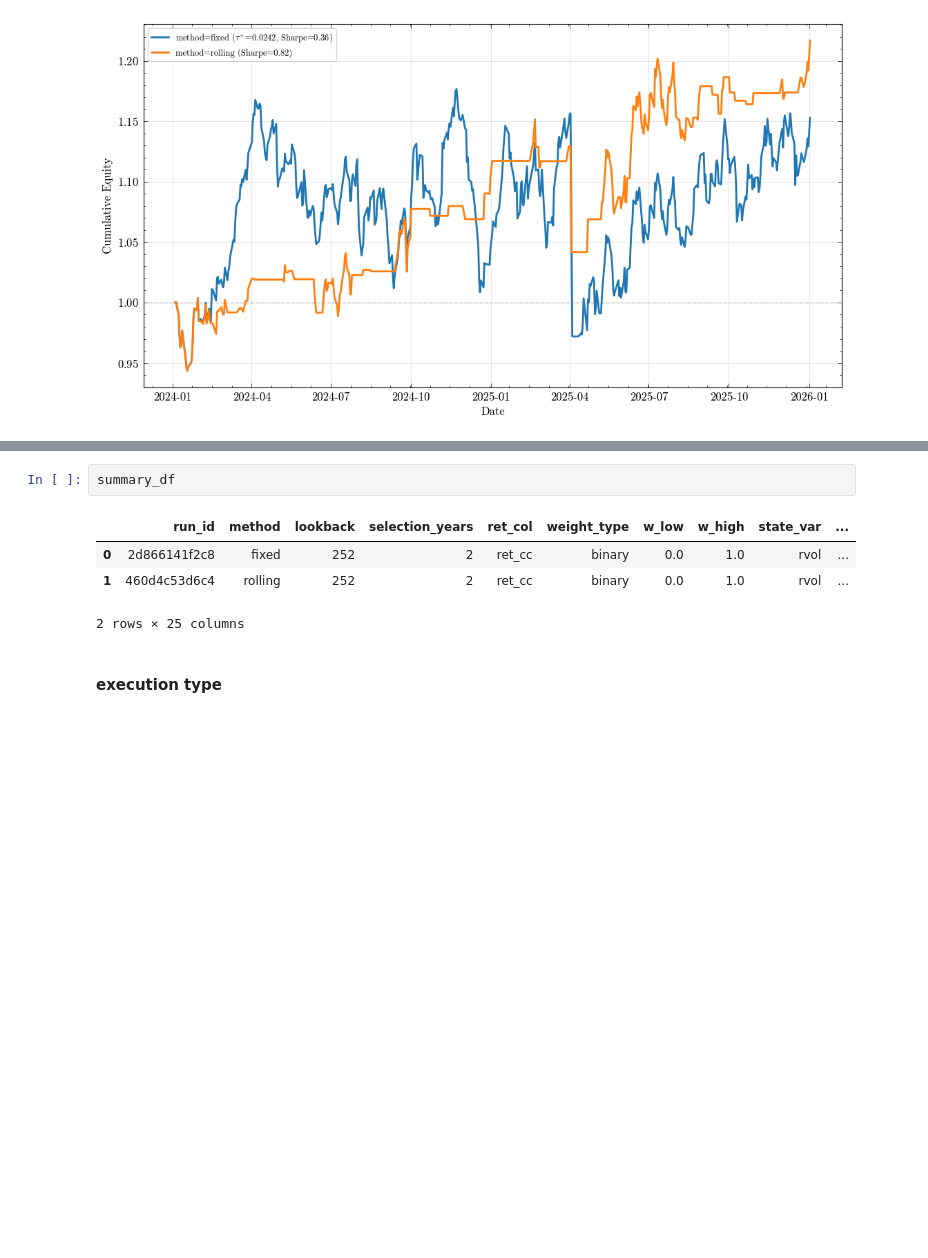
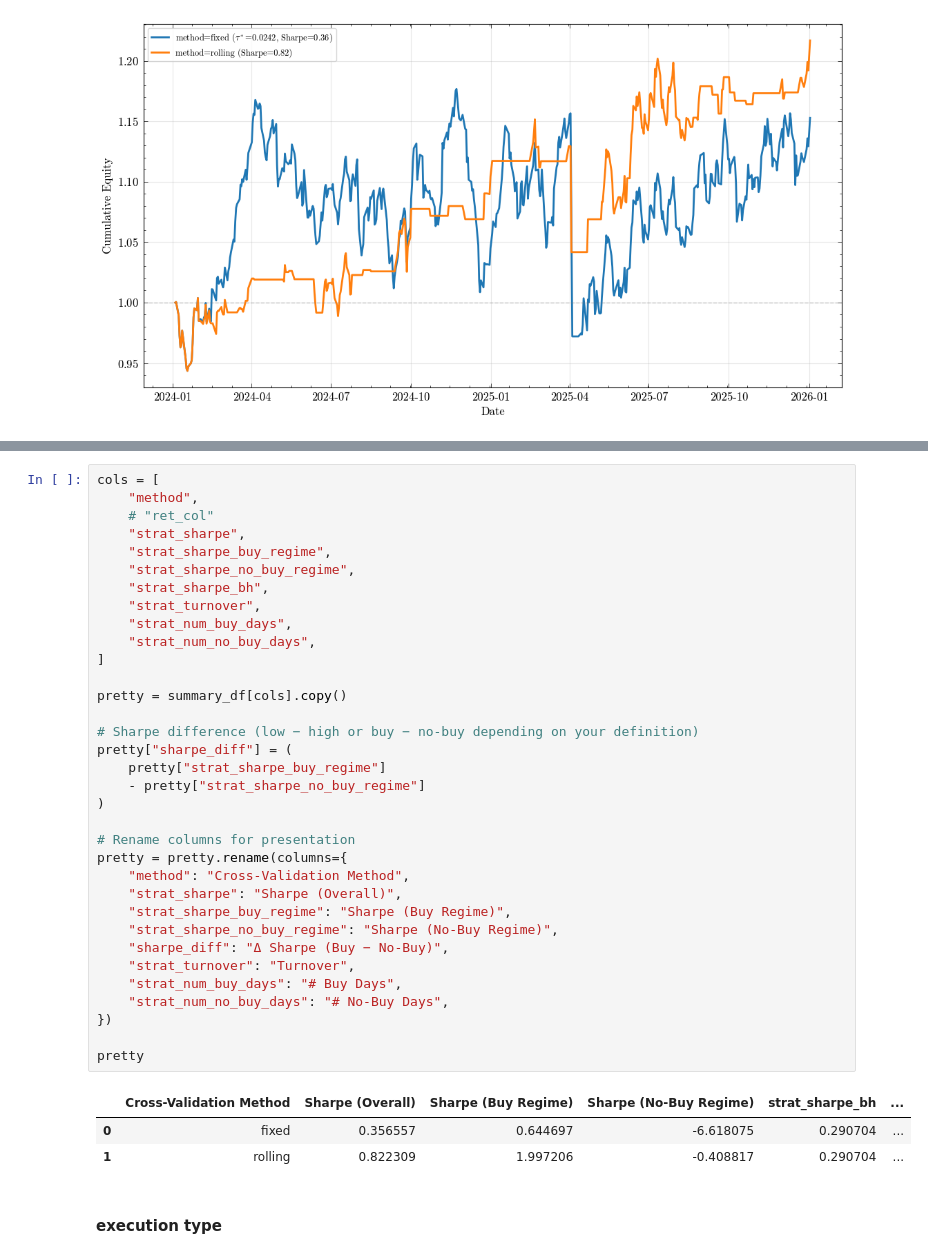
Before and after one commit to jackyeung99/proj_quant_trading, a Jupyter notebook: notebooks/experiment_state_var.ipynb, the cells around one changed output, grey strips where cells are left out. Cells and saved outputs as stored; diff of their text form; blank space fills up the shorter version.

```diff
--- a/notebooks/experiment_state_var.ipynb
+++ b/notebooks/experiment_state_var.ipynb
@@ -1113,10 +1139,41 @@ equity_long = out_sweep["equity_long"]
 # %%
-summary_df
+cols = [
+    "method",
+    # "ret_col"
+    "strat_sharpe",
+    "strat_sharpe_buy_regime",
+    "strat_sharpe_no_buy_regime",
+    "strat_sharpe_bh",
+    "strat_turnover",
+    "strat_num_buy_days",
+    "strat_num_no_buy_days",
+]
+
+pretty = summary_df[cols].copy()
+
+# Sharpe difference (low − high or buy − no-buy depending on your definition)
+pretty["sharpe_diff"] = (
+    pretty["strat_sharpe_buy_regime"]
+    - pretty["strat_sharpe_no_buy_regime"]
+)
+
+# Rename columns for presentation
+pretty = pretty.rename(columns={
+    "method": "Cross-Validation Method",
+    "strat_sharpe": "Sharpe (Overall)",
+    "strat_sharpe_buy_regime": "Sharpe (Buy Regime)",
+    "strat_sharpe_no_buy_regime": "Sharpe (No-Buy Regime)",
+    "sharpe_diff": "Δ Sharpe (Buy − No-Buy)",
+    "strat_turnover": "Turnover",
+    "strat_num_buy_days": "# Buy Days",
+    "strat_num_no_buy_days": "# No-Buy Days",
+})
+
+pretty
 # %% [output]
-|  | run_id | method | lookback | selection_years | ret_col | weight_type | w_low | w_high | state_var | ... |
-| 0 | 2d866141f2c8 | fixed | 252 | 2 | ret_cc | binary | 0.0 | 1.0 | rvol | ... |
-| 1 | 460d4c53d6c4 | rolling | 252 | 2 | ret_cc | binary | 0.0 | 1.0 | rvol | ... |
+|  | Cross-Validation Method | Sharpe (Overall) | Sharpe (Buy Regime) | Sharpe (No-Buy Regime) | strat_sharpe_bh | ... |
+| 0 | fixed | 0.356557 | 0.644697 | -6.618075 | 0.290704 | ... |
+| 1 | rolling | 0.822309 | 1.997206 | -0.408817 | 0.290704 | ... |
-2 rows × 25 columns
 # %% [markdown]
 #### execution type
 # %%
```
Also changed, not shown: parts of 17 cells of this notebook, 6 other files.
